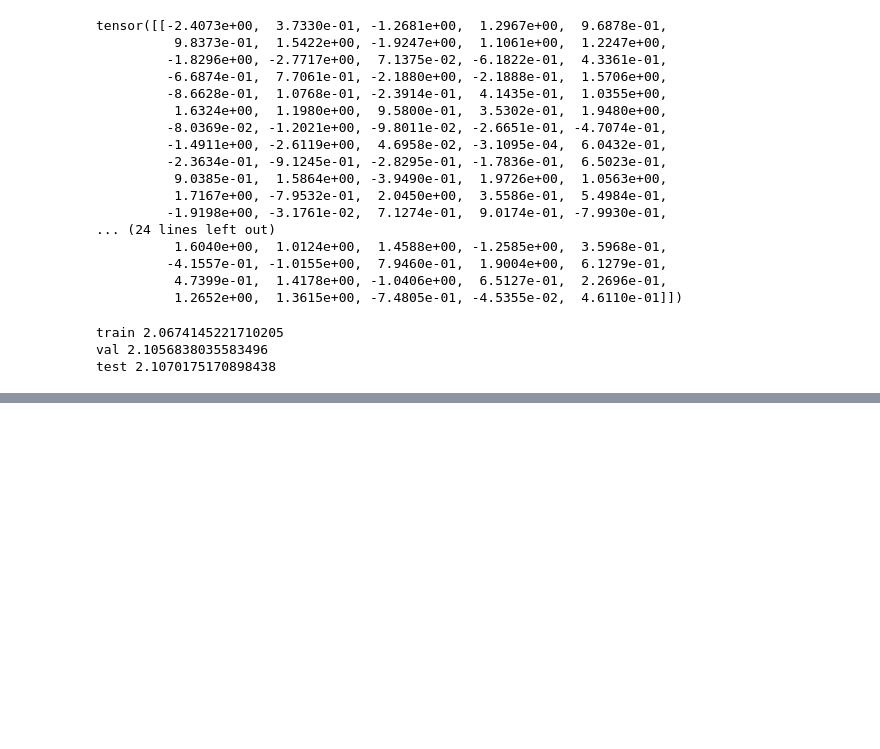
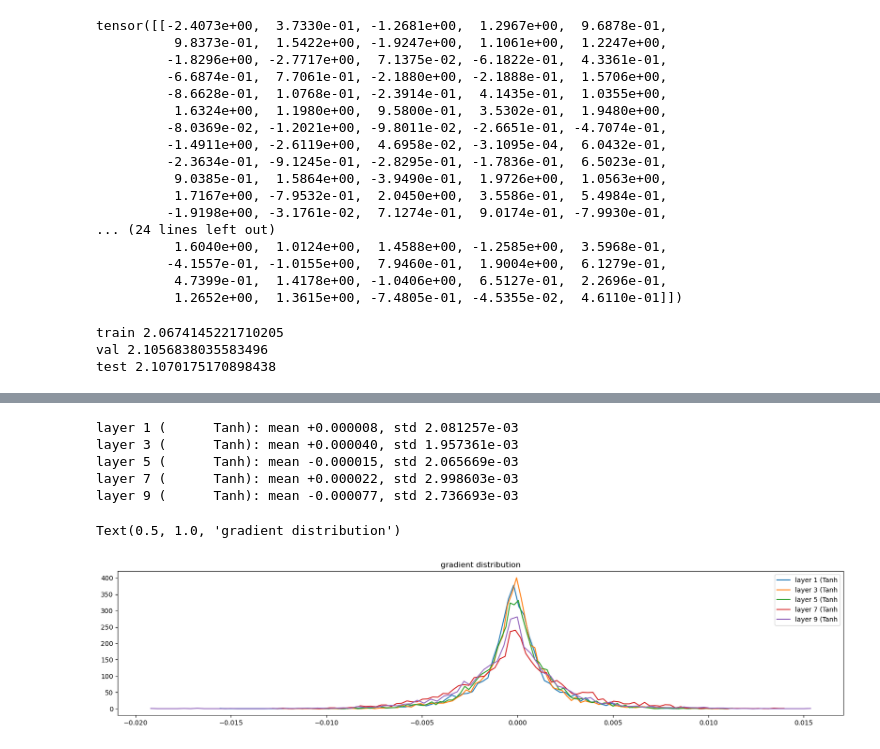
Before and after one commit to gg2001/nn-zero-to-hero, a Jupyter notebook: makemore_mlp2.ipynb, the cells around one changed output, grey strips where cells are left out. Cells and saved outputs as stored; diff of their text form; code cells hidden in the pictures; blank space fills up the shorter version.

```diff
--- a/makemore_mlp2.ipynb
+++ b/makemore_mlp2.ipynb
@@ -358,0 +410,24 @@ print(batchnorm.evaluate(test_words))
+# %%
+# visualize histograms
+plt.figure(figsize=(20, 4))  # width and height of the plot
+legends = []
+for i, layer in enumerate(pytorchified.layers[:-1]):  # note: exclude the output layer
+    if isinstance(layer, Tanh):
+        t = layer.out.grad
+        print(
+            "layer %d (%10s): mean %+f, std %e"
+            % (i, layer.__class__.__name__, t.mean(), t.std())
+        )
+        hy, hx = torch.histogram(t, density=True)
+        plt.plot(hx[:-1].detach(), hy.detach())
+        legends.append(f"layer {i} ({layer.__class__.__name__}")
+plt.legend(legends)
+plt.title("gradient distribution")
+# %% [output]
+layer 1 (      Tanh): mean +0.000008, std 2.081257e-03
+layer 3 (      Tanh): mean +0.000040, std 1.957361e-03
+layer 5 (      Tanh): mean -0.000015, std 2.065669e-03
+layer 7 (      Tanh): mean +0.000022, std 2.998603e-03
+layer 9 (      Tanh): mean -0.000077, std 2.736693e-03
+Text(0.5, 1.0, 'gradient distribution')
+[figure, added]
```
Also changed, not shown: parts of 8 cells of this notebook, 2 other files.
